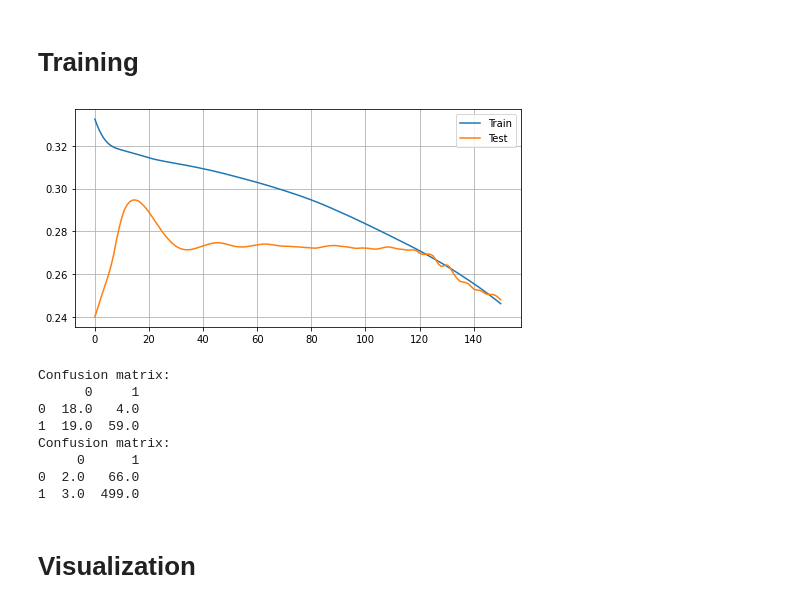
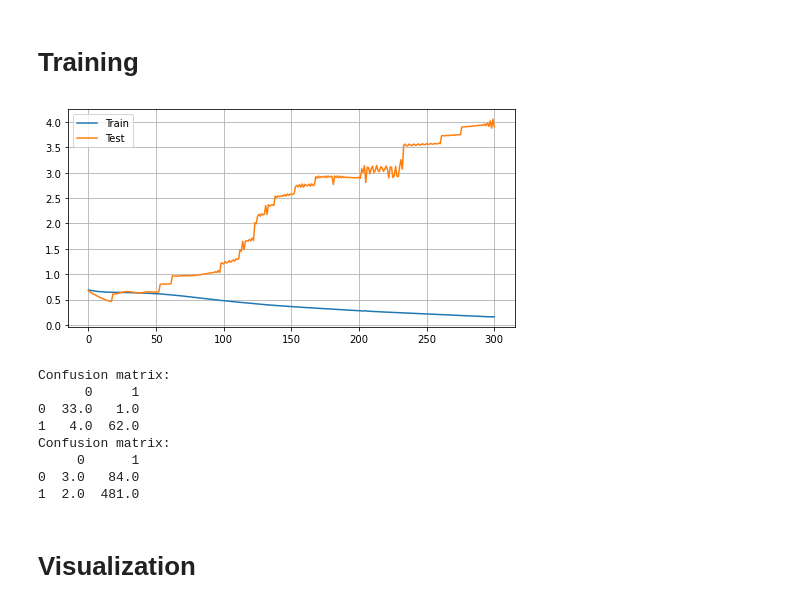
Before and after one commit to ThibaultAlexandre/exoplanet-search, a Jupyter notebook: main.ipynb, the cells around one changed output. Saved outputs shown, nothing was run; the diff lists cells and outputs as text; code cells hidden in the pictures.

```diff
--- a/main.ipynb
+++ b/main.ipynb
@@ -208,31 +215,31 @@ y_test = np.array(test_data[['LABEL']]).reshape(-1,1)
 # %% [markdown]
 # Training
 # %%
-kernel_number = 10
-kernel_size = 3
+kernel_number = 5
+kernel_size = 5
 average_size = 1
 model = CNN_nn(input_size=1, kernel_number = kernel_number, sequence_length=sequence_length, kernel_size=kernel_size, average_size=average_size)
 # %%
-num_epochs = 150
+num_epochs = 300
 train_hist, test_hist = model.train(num_epochs, X_train, y_train, X_test, y_test)
 fig = plt.figure(figsize = (8,4))
 plt.plot(train_hist, label = 'Train')
 plt.plot(test_hist, label = 'Test')
 plt.legend()
 plt.grid()
 plt.show()
 model.print_confusion_matrix(X_train,y_train)
 model.print_confusion_matrix(X_test,y_test)
 # %% [output]
-[figure, old version]
+[figure, new version]
 Confusion matrix:
       0     1
-0  18.0   4.0
-1  19.0  59.0
+0  33.0   1.0
+1   4.0  62.0
 Confusion matrix:
      0      1
-0  2.0   66.0
-1  3.0  499.0
+0  3.0   84.0
+1  2.0  481.0
 # %% [markdown]
 # Visualization
 # %%
```
Also changed, not shown: parts of 3 cells of this notebook.
